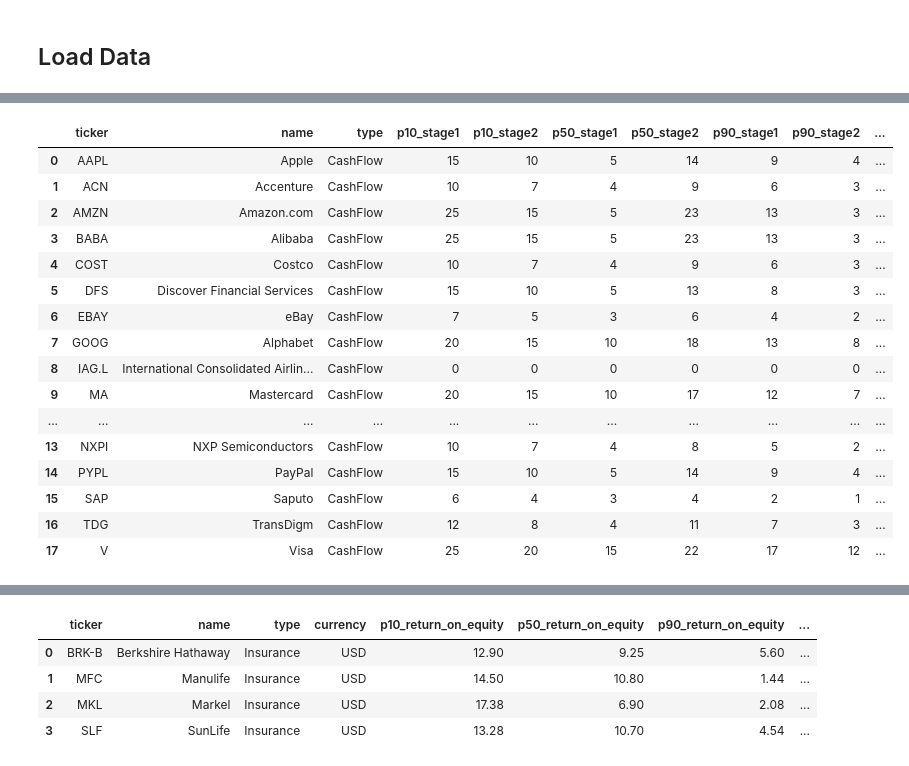
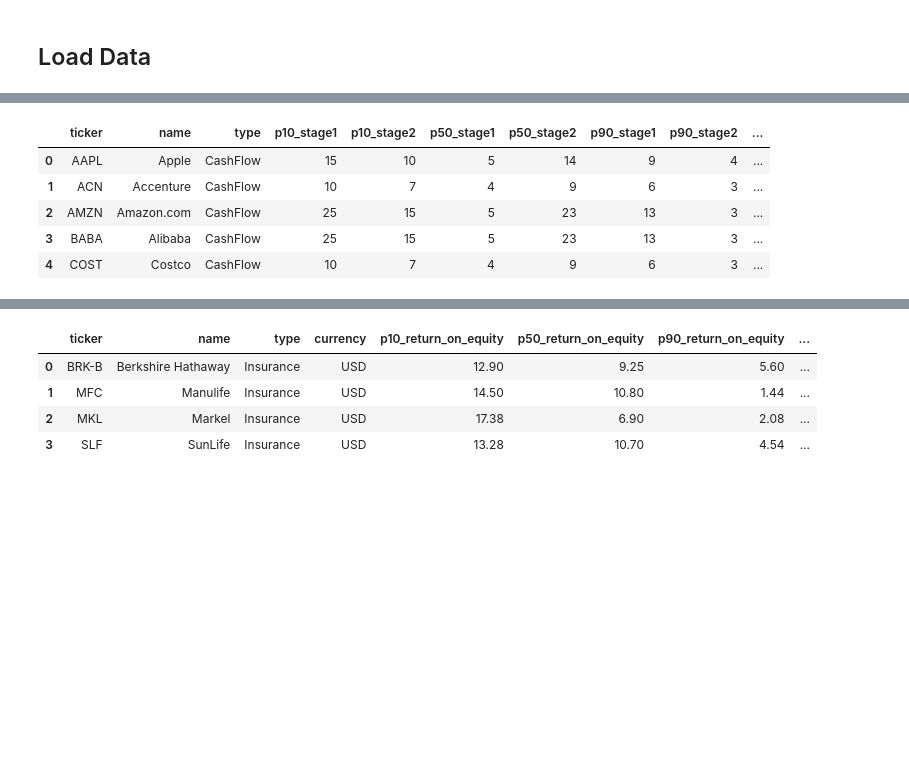
Before and after one commit to nomalet/investing, a Jupyter notebook: notebooks/4 Valuation.ipynb, the cells around one changed output, grey strips where cells are left out. Drawn from its saved outputs; the diff is of its cells as text; code cells hidden in the pictures; blank space fills up the shorter version.

```diff
--- a/notebooks/4 Valuation.ipynb
+++ b/notebooks/4 Valuation.ipynb
@@ -27,33 +29,22 @@ output_file = "dashboard.csv"
 ## Load Data
 # %%
 # Open the files
-df_fcf = pd.read_csv(processed_data / input_file_fcf)
-df_div = pd.read_csv(processed_data / input_file_div)
-df_ins = pd.read_csv(processed_data / input_file_insurance)
+df_fcf = pd.read_csv(output_data / input_file_fcf)
+df_div = pd.read_csv(output_data / input_file_div)
+df_ins = pd.read_csv(output_data / input_file_insurance)
 df_price = pd.read_csv(output_data / input_file_price)
 # %% [output]
 [interactive output not drawn]
 # %%
 # Display data
-df_fcf
+df_fcf.head()
 # %% [output]
 |  | ticker | name | type | p10_stage1 | p10_stage2 | p50_stage1 | p50_stage2 | p90_stage1 | p90_stage2 | ... |
 | 0 | AAPL | Apple | CashFlow | 15 | 10 | 5 | 14 | 9 | 4 | ... |
 | 1 | ACN | Accenture | CashFlow | 10 | 7 | 4 | 9 | 6 | 3 | ... |
 | 2 | AMZN | Amazon.com | CashFlow | 25 | 15 | 5 | 23 | 13 | 3 | ... |
 | 3 | BABA | Alibaba | CashFlow | 25 | 15 | 5 | 23 | 13 | 3 | ... |
 | 4 | COST | Costco | CashFlow | 10 | 7 | 4 | 9 | 6 | 3 | ... |
-| 5 | DFS | Discover Financial Services | CashFlow | 15 | 10 | 5 | 13 | 8 | 3 | ... |
-| 6 | EBAY | eBay | CashFlow | 7 | 5 | 3 | 6 | 4 | 2 | ... |
-| 7 | GOOG | Alphabet | CashFlow | 20 | 15 | 10 | 18 | 13 | 8 | ... |
-| 8 | IAG.L | International Consolidated Airlin... | CashFlow | 0 | 0 | 0 | 0 | 0 | 0 | ... |
-| 9 | MA | Mastercard | CashFlow | 20 | 15 | 10 | 17 | 12 | 7 | ... |
-| ... | ... | ... | ... | ... | ... | ... | ... | ... | ... | ... |
-| 13 | NXPI | NXP Semiconductors | CashFlow | 10 | 7 | 4 | 8 | 5 | 2 | ... |
-| 14 | PYPL | PayPal | CashFlow | 15 | 10 | 5 | 14 | 9 | 4 | ... |
-| 15 | SAP | Saputo | CashFlow | 6 | 4 | 3 | 4 | 2 | 1 | ... |
-| 16 | TDG | TransDigm | CashFlow | 12 | 8 | 4 | 11 | 7 | 3 | ... |
-| 17 | V | Visa | CashFlow | 25 | 20 | 15 | 22 | 17 | 12 | ... |
 [interactive output not drawn]
 # %%
 # Display data
```
Also changed, not shown: parts of 10 cells of this notebook, 10 other files.
